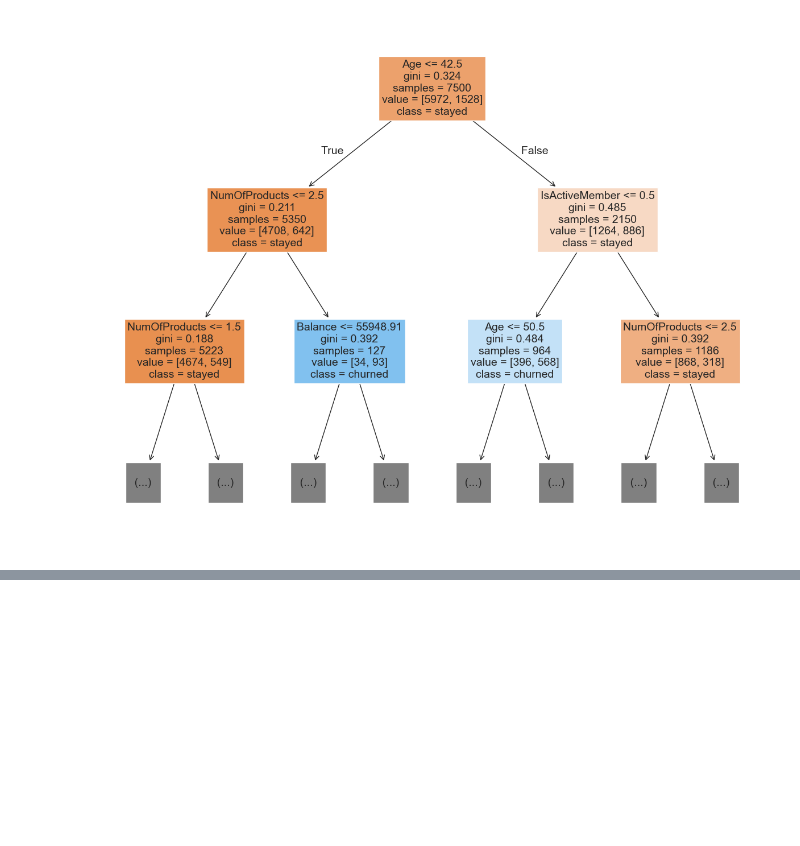
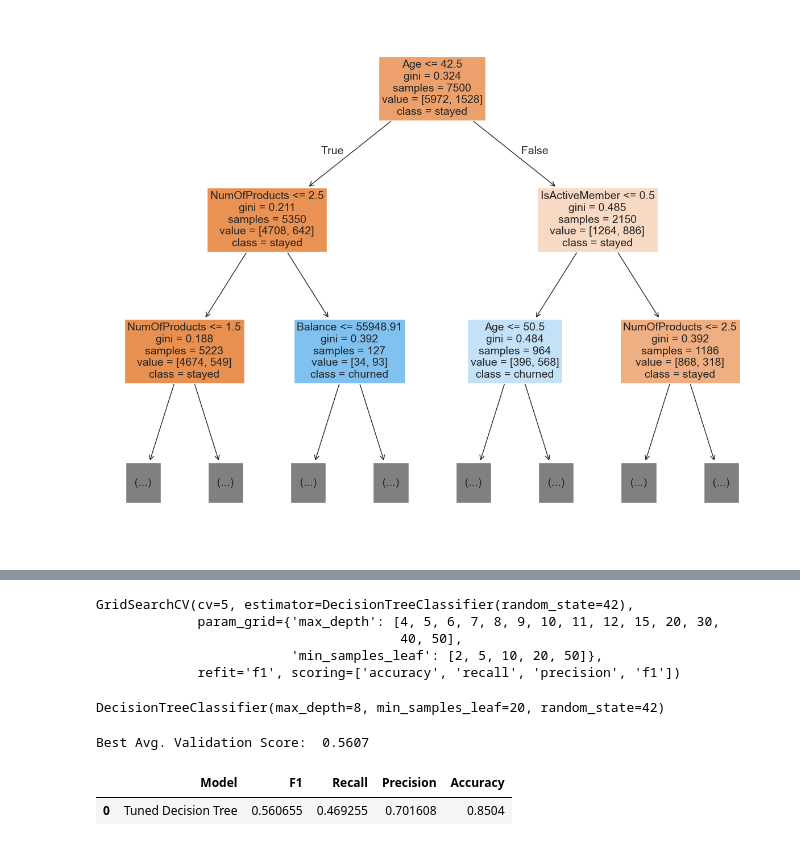
Before and after one commit to yildizramazan/fundamentals-of-machine-learning, a Jupyter notebook: module-3/decision-tree.ipynb, the cells around one changed output, grey strips where cells are left out. Drawn from its saved outputs; the diff is of its cells as text; code cells hidden in the pictures; blank space fills up the shorter version.

Commit message:
tuning and validating the decision tree added

```diff
--- a/module-3/decision-tree.ipynb
+++ b/module-3/decision-tree.ipynb
@@ -79,0 +91,52 @@ plt.show()
+# %%
+tuned_decision_tree = DecisionTreeClassifier(random_state = 42)
+# %%
+clf = GridSearchCV(tuned_decision_tree, tree_para, scoring = scoring, cv=5, refit="f1")
+# %%
+clf.fit(X_train, y_train)
+# %% [output]
+GridSearchCV(cv=5, estimator=DecisionTreeClassifier(random_state=42),
+             param_grid={'max_depth': [4, 5, 6, 7, 8, 9, 10, 11, 12, 15, 20, 30,
+                                       40, 50],
+                         'min_samples_leaf': [2, 5, 10, 20, 50]},
+             refit='f1', scoring=['accuracy', 'recall', 'precision', 'f1'])
+# %%
+clf.best_estimator_
+# %% [output]
+DecisionTreeClassifier(max_depth=8, min_samples_leaf=20, random_state=42)
+# %%
+print("Best Avg. Validation Score: ", "%.4f" % clf.best_score_)
+# %% [output]
+Best Avg. Validation Score:  0.5607
+# %%
+def make_results(model_name, model_object):
+
+    # Get all the results from the CV and put them in a df
+    cv_results = pd.DataFrame(model_object.cv_results_)
+
+    # Isolate the row of the df with the max(mean f1 score)
+    best_estimator_results = cv_results.iloc[cv_results['mean_test_f1'].idxmax(), :]
+
+    # Extract accuracy, precision, recall, and f1 score from that row
+    f1 = best_estimator_results.mean_test_f1
+    recall = best_estimator_results.mean_test_recall
+    precision = best_estimator_results.mean_test_precision
+    accuracy = best_estimator_results.mean_test_accuracy
+
+    # Create table of results
+    table = pd.DataFrame({'Model': [model_name],
+                        'F1': [f1],
+                        'Recall': [recall],
+                        'Precision': [precision],
+                        'Accuracy': [accuracy]
+                         }
+                        )
+
+    return table
+# %%
+result_table = make_results("Tuned Decision Tree", clf)
+result_table.to_csv("Results.csv")
+result_table
+# %% [output]
+|  | Model | F1 | Recall | Precision | Accuracy |
+| 0 | Tuned Decision Tree | 0.560655 | 0.469255 | 0.701608 | 0.8504 |
```
Also changed, not shown: parts of 5 cells of this notebook.
